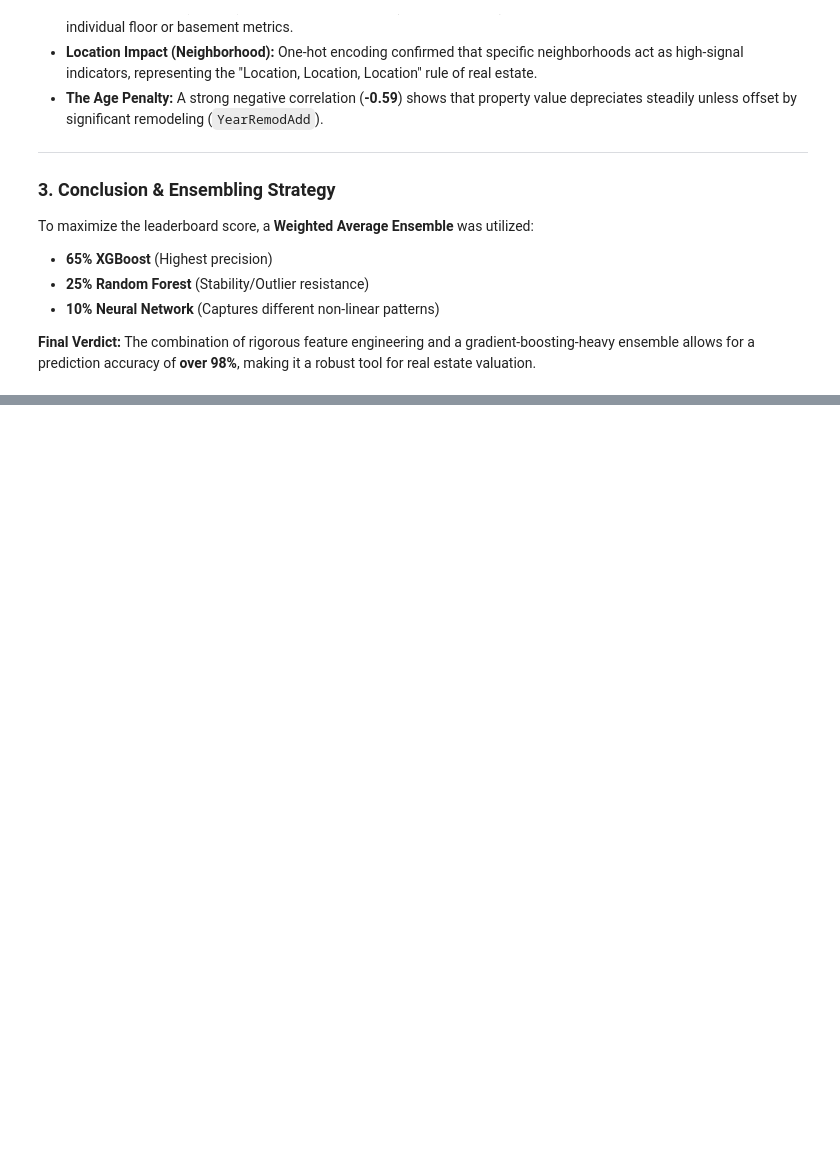
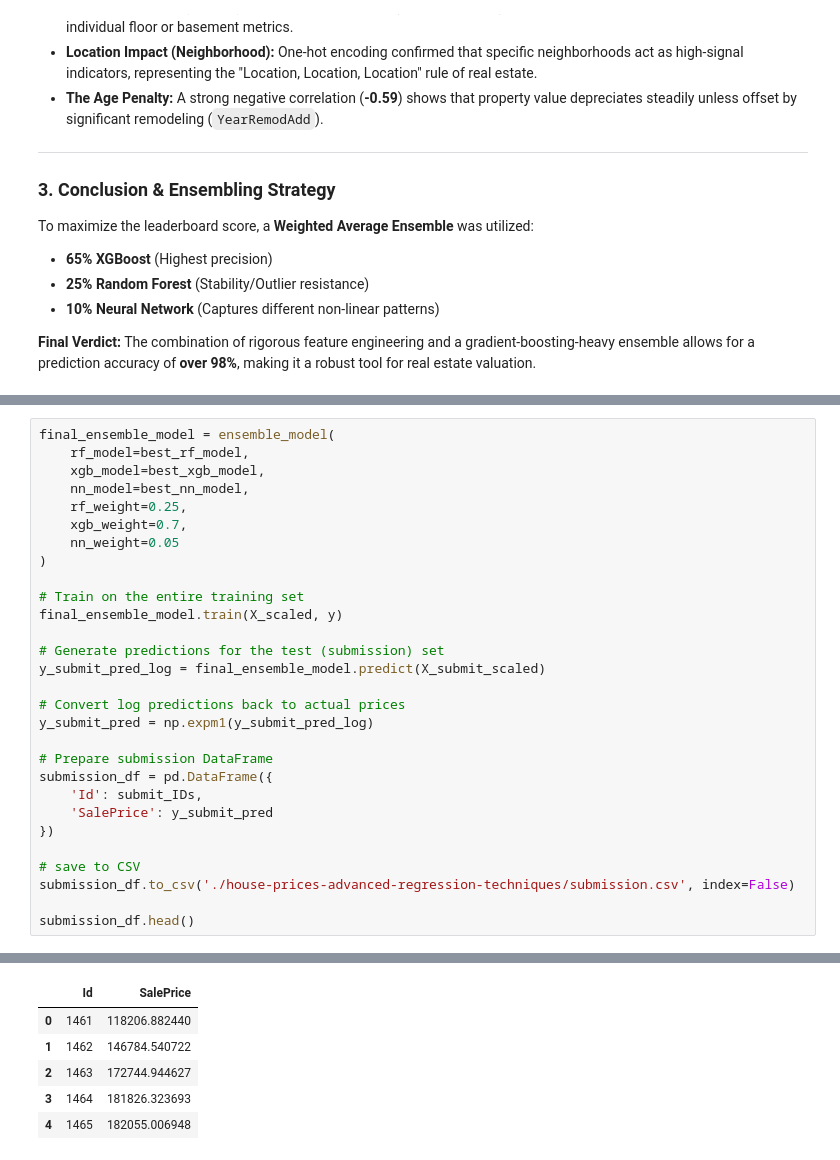
Before and after one commit to pxn-ai/House-Price-Prediction-Regression-, a Jupyter notebook: Predict_House_Prices.ipynb, the cells around one changed output, grey strips where cells are left out. Saved outputs shown, nothing was run; the diff lists cells and outputs as text; blank space fills up the shorter version.

```diff
--- a/Predict_House_Prices.ipynb
+++ b/Predict_House_Prices.ipynb
@@ -486,0 +579,30 @@ To maximize the leaderboard score, a **Weighted Average Ensemble** was utilized:
+# %%
+final_ensemble_model = ensemble_model(
+    rf_model=best_rf_model,
+    xgb_model=best_xgb_model,
+    nn_model=best_nn_model,
+    rf_weight=0.25,
+    xgb_weight=0.7,
+    nn_weight=0.05
+)
+
+# Train on the entire training set
+final_ensemble_model.train(X_scaled, y)
+
+# Generate predictions for the test (submission) set
+y_submit_pred_log = final_ensemble_model.predict(X_submit_scaled)
+
+# Convert log predictions back to actual prices
+y_submit_pred = np.expm1(y_submit_pred_log)
+
+# Prepare submission DataFrame
+submission_df = pd.DataFrame({
+    'Id': submit_IDs,
+    'SalePrice': y_submit_pred
+})
+
+# save to CSV
+submission_df.to_csv('./house-prices-advanced-regression-techniques/submission.csv', index=False)
+
+submission_df.head()
+# %% [output]
@@ -486,0 +610,6 @@ To maximize the leaderboard score, a **Weighted Average Ensemble** was utilized:
+|  | Id | SalePrice |
+| 0 | 1461 | 118206.882440 |
+| 1 | 1462 | 146784.540722 |
+| 2 | 1463 | 172744.944627 |
+| 3 | 1464 | 181826.323693 |
+| 4 | 1465 | 182055.006948 |
```
Also changed, not shown: parts of 17 cells of this notebook, 1 other file.
